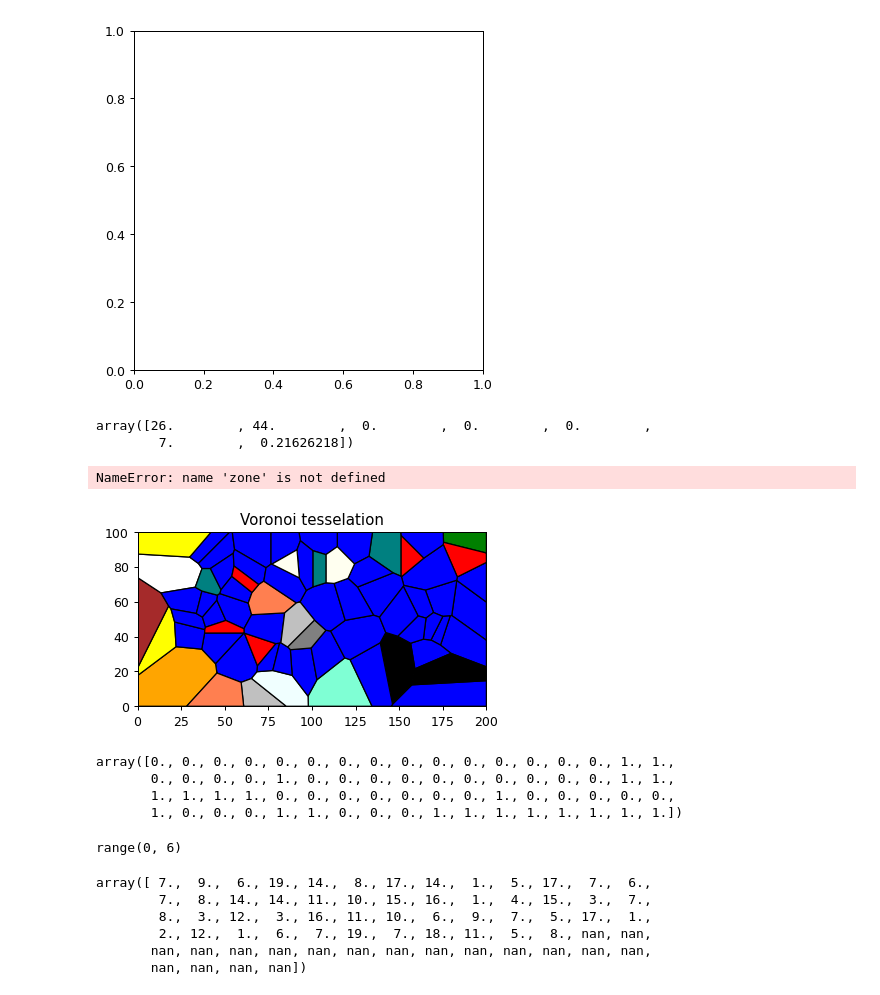
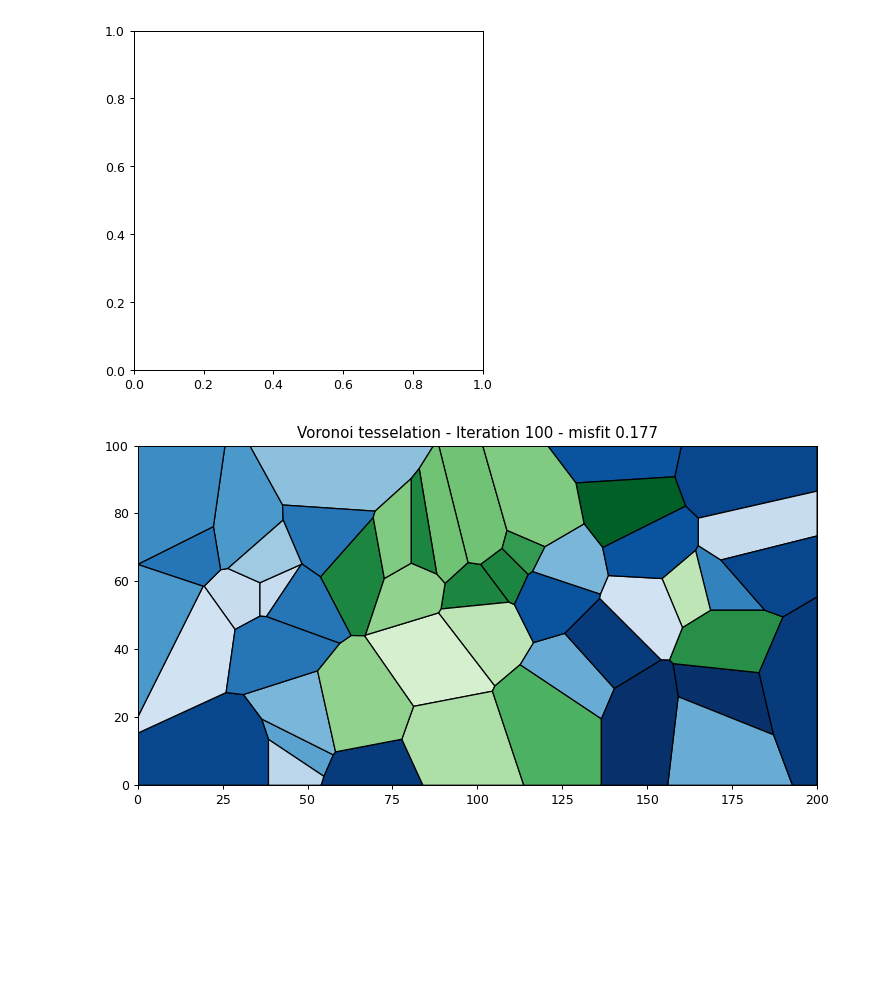
Before and after one commit to BastianSteffens/ABRM_functions, a Jupyter notebook: abm/init_ABRM.ipynb, the cells around one changed output. Saved outputs shown, nothing was run; the diff lists cells and outputs as text; code cells hidden in the pictures; blank space fills up the shorter version.

```diff
--- a/abm/init_ABRM.ipynb
+++ b/abm/init_ABRM.ipynb
@@ -147,4 +166,7 @@ Text(0.5, 0, 'iteration')
+# %%
+number_of_starting_agents = 50
+tracker = get_all_tracks(model)
+# tracker = model.get_all_tracks()
 # %%
-tracker = model.get_all_tracks()
-tracker[0]
+len(tracker[0])
 # %% [output]
@@ -168,6 +188,7 @@ array([[2.60000000e+01, 4.40000000e+01, 0.00000000e+00, 0.00000000e+00,
 # %%
+# adjust format
 iteration=[]
-for turns in range(TURNS+1):
+for turns in range(len(tracker[0])):
     agent_pos = []
     for agent_id in range(model.current_id+1):
         agent_pos.append(tracker[agent_id][turns][0:7])
@@ -261,70 +283,61 @@ for i in range(1):
 # %% [output]
 NameError: name 'zone' is not defined
 [figure]
-# %%
-tracker[0][0]
-# %% [output]
-array([26.        , 44.        ,  0.        ,  0.        ,  0.        ,
-        7.        ,  0.21626218])
-# %%
-zone
-# len(poly_shapes)
-# %% [output]
-NameError: name 'zone' is not defined
+# %%
+color_steps = np.linspace(0.15,1,20)
+cmap_blues = matplotlib.cm.get_cmap('Blues')
+cmap_greens = matplotlib.cm.get_cmap('Greens')
+
+color_greens = []
+color_blues = []
+for i in range(len(color_steps)):
+    color_blues.append(cmap_blues(color_steps[i]))
+    color_greens.append(cmap_greens(color_steps[i]))
 # %%
 %matplotlib inline
-iter_to_display =20
+iter_to_display = 100
+
 # extract voronoi point and TI_zone affiliated with them
 voronoi_points = np.vstack((iteration[iter_to_display][:,0],iteration[iter_to_display][:,1])).T
 voronoi_points = voronoi_points[~np.isnan(voronoi_points).any(axis=1)]
 
 zone = iteration[iter_to_display][:,5]
 zone = zone[~np.isnan(zone)]
+TI_zone_used = iteration[iter_to_display][:,4]
+TI_zone_used = TI_zone_used[~np.isnan(TI_zone_used)]
+
 # zone[-1]=zone[-2]
 # get voronoi regions
 poly_shapes, pts, poly_to_pt_assignments = voronoi_regions_from_coords(voronoi_points, grid)
-
-fig = plt.figure(1, figsize=(5,5), dpi=90)
-color = ["Red","Blue","Yellow","Azure","Green","Black","Brown","White","Ivory","Teal","Silver","Gray","Purple","Orange","Maroon","Lime","Aquamarine","Coral","Wheat","Crimson"]
-# color = 100*np.random.randint(len(voronoi_points))
-# viridis = cm.get_cmap('viridis', model.current_id+1)
+# get polygons back into correct order with zip and sorted
+poly_to_point = []
+for i in range(len(poly_to_pt_assignments)):
+    poly_to_point.append(poly_to_pt_assignments[i][0])
+zipped_lists = zip(poly_to_point,poly_shapes)
+sorted_zipped_lists = sorted(zipped_lists)
+poly_shapes = [element for _, element in sorted_zipped_lists]
+fig = plt.figure(1, figsize=(10,5), dpi=90)
 
 ax = fig.add_subplot(111)
 for j in range(len(poly_shapes)):
+    if TI_zone_used[j] == 0:
+        color = color_blues
+    else:
+        color = color_greens
     TI_id = int(zone[j])
     ring_patch = PolygonPatch(poly_shapes[j], facecolor =  color[TI_id])
     ax.add_patch(ring_patch)
-    ax.set_title('Voronoi tesselation')
+    ax.set_title('Voronoi tesselation - Iteration {} - misfit {}'.format(iter_to_display,np.round(np.nanmin(iteration[iter_to_display][:,6]),3)))
     xrange = [0, 200]
     yrange = [0, 100]
     ax.set_xlim(*xrange)
     ax.set_ylim(*yrange)
     ax.set_aspect(1)
 # %% [output]
-[figure, old version]
+[figure, new version]
-# %%
-zone
-# %% [output]
-array([0., 0., 0., 0., 0., 0., 0., 0., 0., 0., 0., 0., 0., 0., 0., 1., 1.,
-       0., 0., 0., 0., 1., 0., 0., 0., 0., 0., 0., 0., 0., 0., 0., 1., 1.,
-       1., 1., 1., 1., 0., 0., 0., 0., 0., 0., 0., 1., 0., 0., 0., 0., 0.,
-       1., 0., 0., 0., 1., 1., 0., 0., 0., 1., 1., 1., 1., 1., 1., 1., 1.])
-# %%
-range(6)
-# %% [output]
-range(0, 6)
 # %%
 %matplotlib notebook
 %matplotlib notebook
-# %%
-iteration[0][:,5]
-# %% [output]
-array([ 7.,  9.,  6., 19., 14.,  8., 17., 14.,  1.,  5., 17.,  7.,  6.,
-        7.,  8., 14., 14., 11., 10., 15., 16.,  1.,  4., 15.,  3.,  7.,
-        8.,  3., 12.,  3., 16., 11., 10.,  6.,  9.,  7.,  5., 17.,  1.,
-        2., 12.,  1.,  6.,  7., 19.,  7., 18., 11.,  5.,  8., nan, nan,
-       nan, nan, nan, nan, nan, nan, nan, nan, nan, nan, nan, nan, nan,
-       nan, nan, nan, nan])
 # %%
 fig = plt.figure(figsize = (10,10))
 camera = Camera(fig)
```
Also changed, not shown: parts of 24 cells of this notebook, 3 other files.
